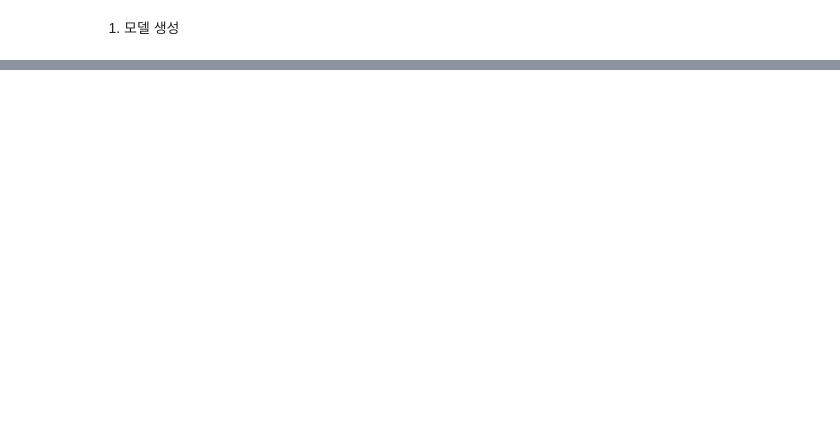
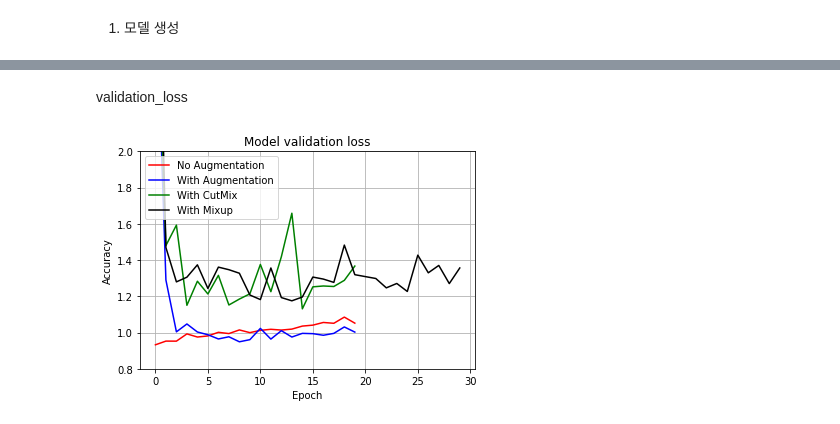
Before and after one commit to kawonkang/test-AIF, a Jupyter notebook: [GC-02]/[GC-02] CutMix_Mixup.ipynb, the cells around one changed output, grey strips where cells are left out. Cells and saved outputs as stored; diff of their text form; code cells hidden in the pictures; blank space fills up the shorter version.

```diff
--- a/[GC-02]/[GC-02] CutMix_Mixup.ipynb
+++ b/[GC-02]/[GC-02] CutMix_Mixup.ipynb
@@ -648,0 +667,16 @@ plt.show()
+# %% [markdown]
+validation_loss
+# %%
+plt.plot(history_resnet50_no_aug['val_loss'], 'r')
+plt.plot(history_resnet50_aug['val_loss'], 'b')
+plt.plot(history_resnet50_cut['val_loss'], 'g')
+plt.plot(history_resnet50_mix['val_loss'], 'black') # 30 epochs
+plt.title('Model validation loss')
+plt.ylabel('Accuracy')
+plt.xlabel('Epoch')
+plt.legend(['No Augmentation', 'With Augmentation', 'With CutMix', 'With Mixup'], loc='upper left')
+plt.grid(True) # Accuracy 범위 지정
+plt.ylim(0.8, 2.0)
+plt.show()
+# %% [output]
+[figure, added]
```
Also changed, not shown: parts of 51 cells of this notebook, 24 other files.
